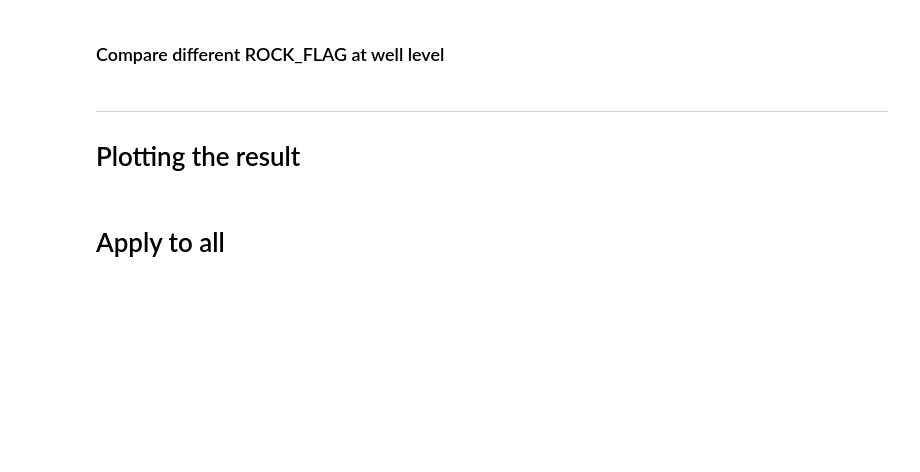
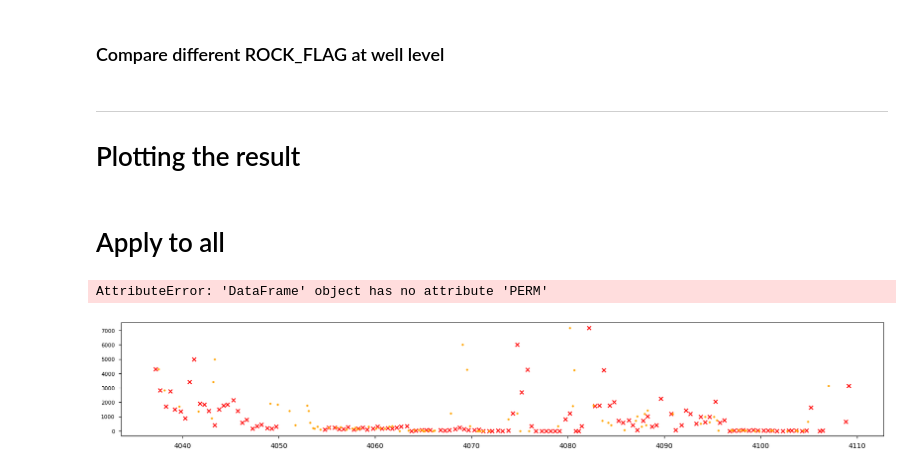
Before and after one commit to imranfadhil/pp_portfolio, a Jupyter notebook: 02_VOLVE/03_rock_typing_perm.ipynb, the cells around one changed output. Cells and saved outputs as stored; diff of their text form; code cells hidden in the pictures; blank space fills up the shorter version.

Commit message:
draft changes for core depth shift in volve analysis

```diff
--- a/02_VOLVE/03_rock_typing_perm.ipynb
+++ b/02_VOLVE/03_rock_typing_perm.ipynb
@@ -342,8 +342,8 @@ for well_name, well_data in df.groupby('WELL_NAME'):
     project.update_data(well_data)
 project.save()
 # %%
-score_df = project.get_all_data()
-score_df = score_df[['WELL_NAME', 'CPERM', 'PERM']].copy()
+df = project.get_all_data()
+score_df = df[['WELL_NAME', 'CPERM', 'PERM']].copy()
 score_df.dropna(inplace=True)
 mape = round(mean_absolute_percentage_error(score_df.CPERM, score_df.PERM), 2)
 r2 = round(r2_score(score_df.CPERM, score_df.PERM), 2)
@@ -361,3 +361,16 @@ plt.xlim(1e-2, 1e5)
 plt.ylim(1e-2, 1e5)
 plt.loglog()
 plt.legend()
+# %%
+copy_df = df[df.WELL_NAME == '15-9-19-BT2']
+plt.figure(figsize=(20, 3))
+plt.scatter(copy_df.DEPTH, copy_df.CPERM, marker='x', c='red', label='CPERM ORI')
+plt.scatter(copy_df.DEPTH, copy_df.CPERM_SHIFTED, marker='.', c='orange', label='CPERM SHIFTED')
+plt.plot(copy_df.DEPTH, copy_df.PERM, 'b--', label='PERM')
+plt.legend()
+plt.ylim(1e-2, 1e4)
+plt.yscale('log')
+plt.xlim(4035, 4110)
+# %% [output]
+AttributeError: 'DataFrame' object has no attribute 'PERM'
+[figure, added]
```
Also changed, not shown: 2 other files.
